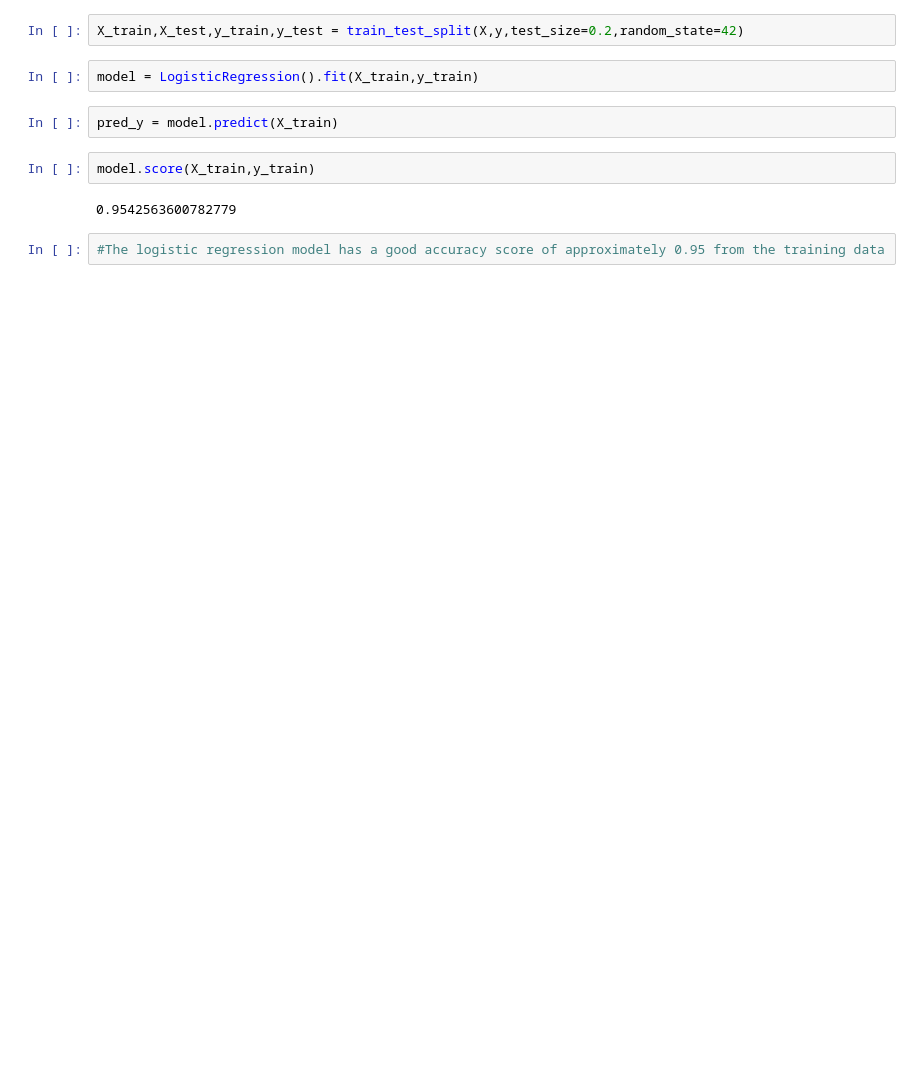
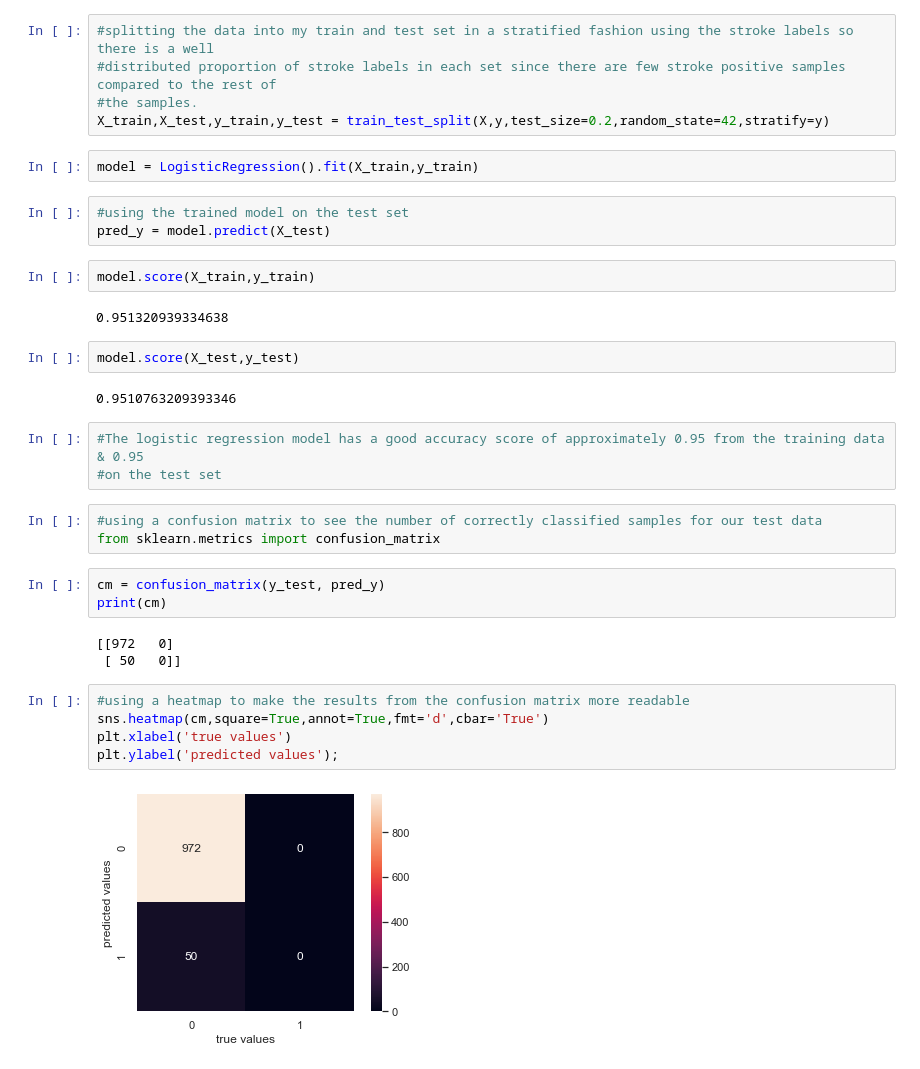
Before and after one commit to Emuolanari/ML_ICA, a Jupyter notebook: Machine Learning ICA .ipynb, the cells around one changed output. Saved outputs shown, nothing was run; the diff lists cells and outputs as text; blank space fills up the shorter version.

```diff
--- a/Machine Learning ICA .ipynb
+++ b/Machine Learning ICA .ipynb
@@ -255,14 +255,39 @@ array([[ 1.18807255,  1.05143428, -0.32860186, ...,  0.98407974,
        [-0.840344  ,  0.03420481, -0.32860186, ...,  0.98407974,
         -0.38849515, -1.28511375]])
 # %%
-X_train,X_test,y_train,y_test = train_test_split(X,y,test_size=0.2,random_state=42)
+#splitting the data into my train and test set in a stratified fashion using the stroke labels so there is a well
+#distributed proportion of stroke labels in each set since there are few stroke positive samples compared to the rest of
+#the samples.
+X_train,X_test,y_train,y_test = train_test_split(X,y,test_size=0.2,random_state=42,stratify=y)
 # %%
 model = LogisticRegression().fit(X_train,y_train)
 # %%
-pred_y = model.predict(X_train)
+#using the trained model on the test set
+pred_y = model.predict(X_test)
+# %%
+model.score(X_train,y_train)
+# %% [output]
+0.951320939334638
 # %%
-model.score(X_train,y_train)
+model.score(X_test,y_test)
 # %% [output]
-0.9542563600782779
+0.9510763209393346
 # %%
-#The logistic regression model has a good accuracy score of approximately 0.95 from the training data
+#The logistic regression model has a good accuracy score of approximately 0.95 from the training data & 0.95
+#on the test set
+# %%
+#using a confusion matrix to see the number of correctly classified samples for our test data
+from sklearn.metrics import confusion_matrix
+# %%
+cm = confusion_matrix(y_test, pred_y)
+print(cm)
+# %% [output]
+[[972   0]
+ [ 50   0]]
+# %%
+#using a heatmap to make the results from the confusion matrix more readable
+sns.heatmap(cm,square=True,annot=True,fmt='d',cbar='True')
+plt.xlabel('true values')
+plt.ylabel('predicted values');
+# %% [output]
+[figure, added]
```
Also changed, not shown: parts of 13 cells of this notebook.
